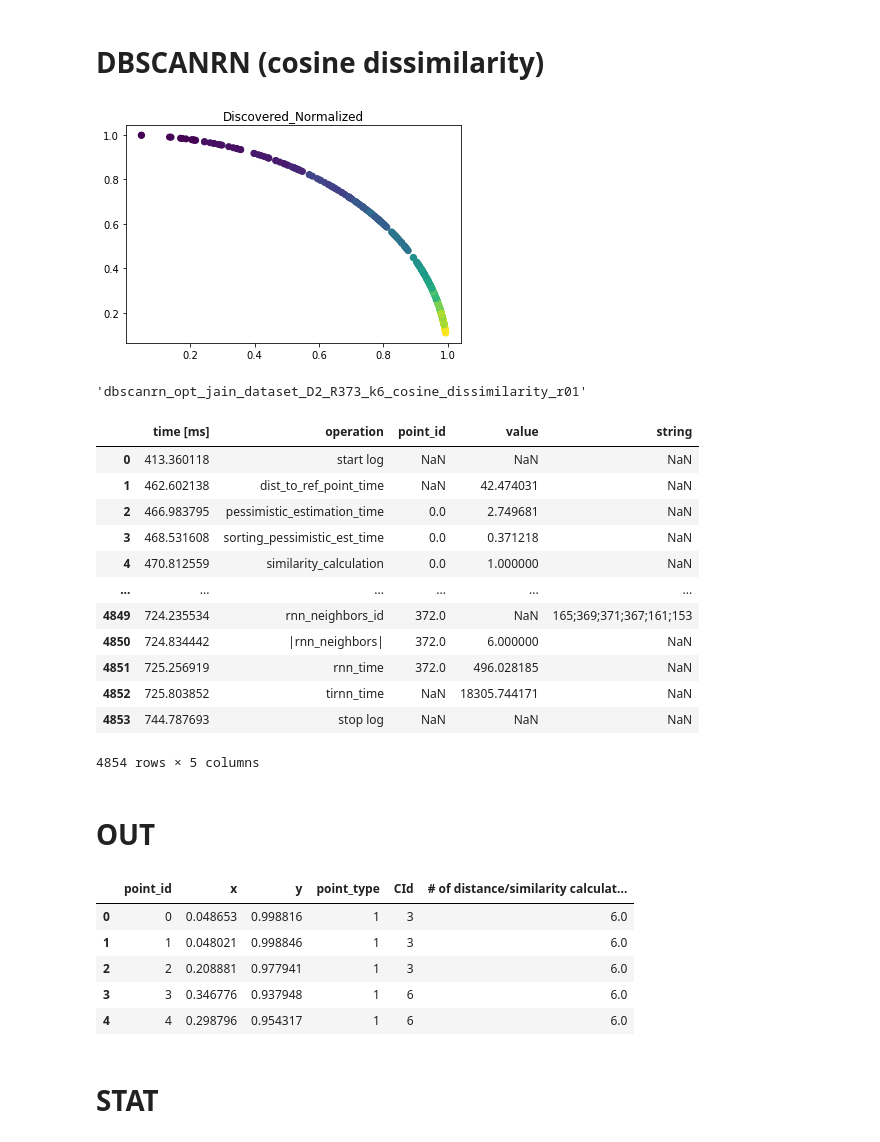
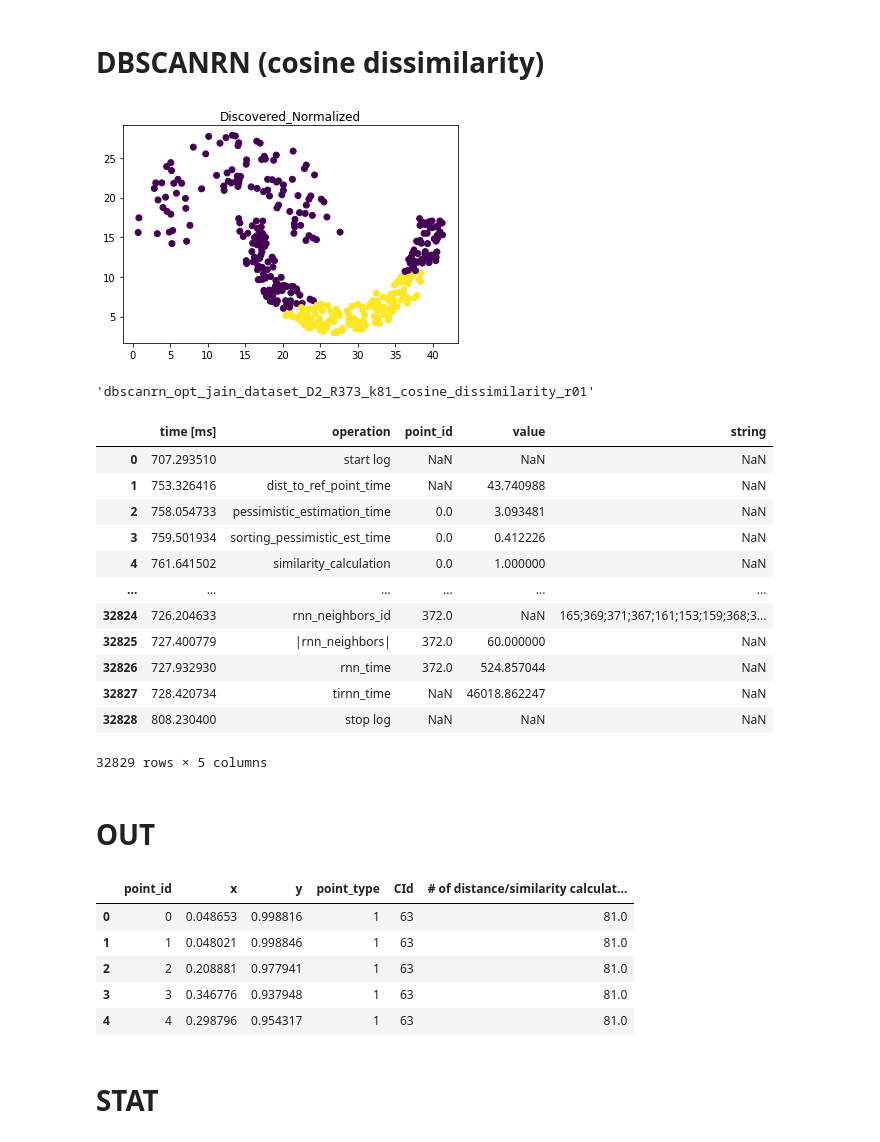
Before and after one commit to arek544/DBSCAN, a Jupyter notebook: notebooks/jain_dataset_dbscanrn_optimized.ipynb, the cells around one changed output. Drawn from its saved outputs; the diff is of its cells as text; code cells hidden in the pictures.

Commit message:
datasets

```diff
--- a/notebooks/jain_dataset_dbscanrn_optimized.ipynb
+++ b/notebooks/jain_dataset_dbscanrn_optimized.ipynb
@@ -45,47 +45,47 @@ display_points(X, y, 'Normalized', numerate=False)
 # %%
 timer_start = time.time()
 params = {
-    'k': 6,
+    'k': 81,
     'similarity': cosine_dissimilarity
 }
 
 algorithm = DBSCANRN_opt(**params)
 
 name = get_name(
     algorithm_name=algorithm.name,
     dataset_name=dataset.name,
     n_dimentions=dataset.n_dimentions,
     n_rows=dataset.n_rows,
     ref_point='01',
     **params
 )
 
 algorithm.log_output = f'./out/LOG_{name}.log'
 algorithm.fit_transform(X)
 total_runtime = (time.time() - timer_start) * 1000
 
-display_points(algorithm.X, algorithm.y_pred, 'Discovered_Normalized', numerate=False)
+display_points(dataset.X, algorithm.y_pred, 'Discovered_Normalized', numerate=False)
 score = evaluate(algorithm.y_pred, y, algorithm.X)
 name
 # %% [output]
-[figure, old version]
+[figure, new version]
-'dbscanrn_opt_jain_dataset_D2_R373_k6_cosine_dissimilarity_r01'
+'dbscanrn_opt_jain_dataset_D2_R373_k81_cosine_dissimilarity_r01'
 # %%
 algorithm.get_logs()
 # %% [output]
 |  | time [ms] | operation | point_id | value | string |
-| 0 | 413.360118 | start log | NaN | NaN | NaN |
-| 1 | 462.602138 | dist_to_ref_point_time | NaN | 42.474031 | NaN |
-| 2 | 466.983795 | pessimistic_estimation_time | 0.0 | 2.749681 | NaN |
-| 3 | 468.531608 | sorting_pessimistic_est_time | 0.0 | 0.371218 | NaN |
-| 4 | 470.812559 | similarity_calculation | 0.0 | 1.000000 | NaN |
+| 0 | 707.293510 | start log | NaN | NaN | NaN |
+| 1 | 753.326416 | dist_to_ref_point_time | NaN | 43.740988 | NaN |
+| 2 | 758.054733 | pessimistic_estimation_time | 0.0 | 3.093481 | NaN |
+| 3 | 759.501934 | sorting_pessimistic_est_time | 0.0 | 0.412226 | NaN |
+| 4 | 761.641502 | similarity_calculation | 0.0 | 1.000000 | NaN |
 | ... | ... | ... | ... | ... | ... |
-| 4849 | 724.235534 | rnn_neighbors_id | 372.0 | NaN | 165;369;371;367;161;153 |
-| 4850 | 724.834442 | |rnn_neighbors| | 372.0 | 6.000000 | NaN |
-| 4851 | 725.256919 | rnn_time | 372.0 | 496.028185 | NaN |
-| 4852 | 725.803852 | tirnn_time | NaN | 18305.744171 | NaN |
-| 4853 | 744.787693 | stop log | NaN | NaN | NaN |
+| 32824 | 726.204633 | rnn_neighbors_id | 372.0 | NaN | 165;369;371;367;161;153;159;368;3... |
+| 32825 | 727.400779 | |rnn_neighbors| | 372.0 | 60.000000 | NaN |
+| 32826 | 727.932930 | rnn_time | 372.0 | 524.857044 | NaN |
+| 32827 | 728.420734 | tirnn_time | NaN | 46018.862247 | NaN |
+| 32828 | 808.230400 | stop log | NaN | NaN | NaN |
-4854 rows × 5 columns
+32829 rows × 5 columns
 # %% [markdown]
 # OUT
 # %%
@@ -109,11 +109,11 @@ saving_OUT_time = (time.time() - timer_start) * 1000
 out.head()
 # %% [output]
 |  | point_id | x | y | point_type | CId | # of distance/similarity calculat... |
-| 0 | 0 | 0.048653 | 0.998816 | 1 | 3 | 6.0 |
-| 1 | 1 | 0.048021 | 0.998846 | 1 | 3 | 6.0 |
-| 2 | 2 | 0.208881 | 0.977941 | 1 | 3 | 6.0 |
-| 3 | 3 | 0.346776 | 0.937948 | 1 | 6 | 6.0 |
-| 4 | 4 | 0.298796 | 0.954317 | 1 | 6 | 6.0 |
+| 0 | 0 | 0.048653 | 0.998816 | 1 | 63 | 81.0 |
+| 1 | 1 | 0.048021 | 0.998846 | 1 | 63 | 81.0 |
+| 2 | 2 | 0.208881 | 0.977941 | 1 | 63 | 81.0 |
+| 3 | 3 | 0.346776 | 0.937948 | 1 | 63 | 81.0 |
+| 4 | 4 | 0.298796 | 0.954317 | 1 | 63 | 81.0 |
 # %% [markdown]
 # STAT
 # %%
```
Also changed, not shown: parts of 2 cells of this notebook, 16 other files.
